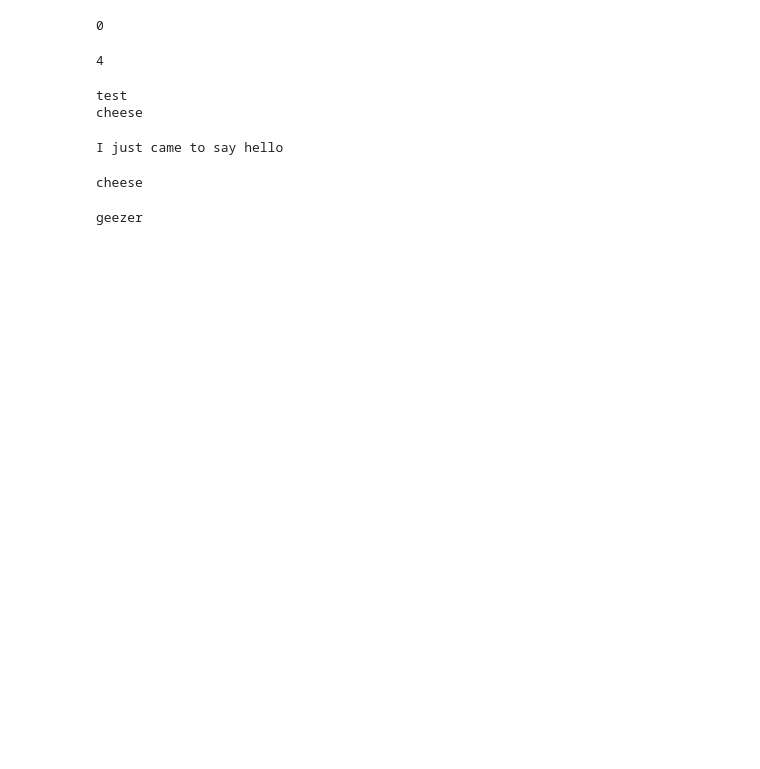
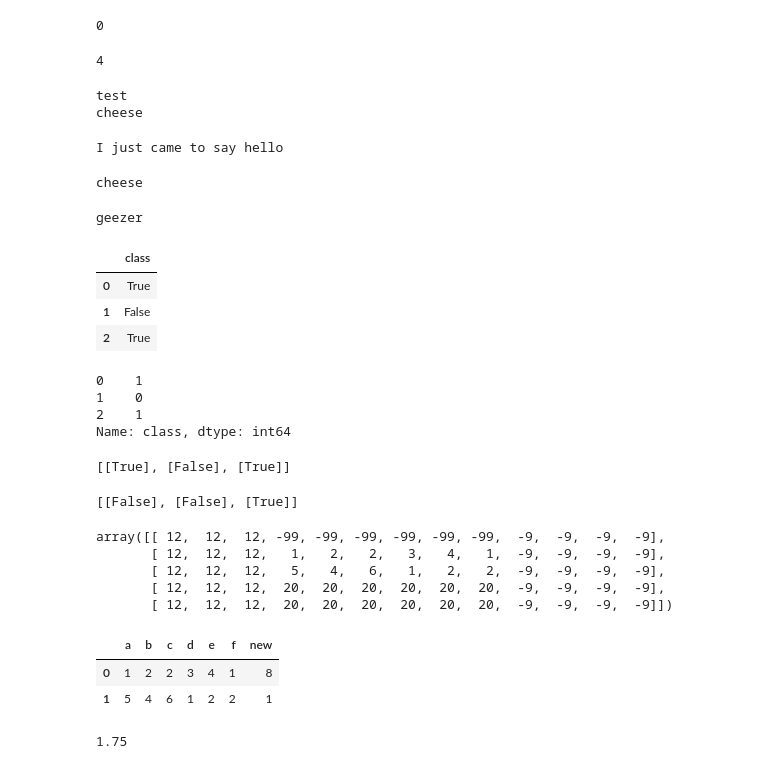
Before and after one commit to andygoliver/Masters_BDT, a Jupyter notebook: ideas_testing.ipynb, the cells around one changed output. Cells and saved outputs as stored; diff of their text form; code cells hidden in the pictures; blank space fills up the shorter version.

```diff
--- a/ideas_testing.ipynb
+++ b/ideas_testing.ipynb
@@ -552,0 +555,18 @@ geezer
+# %%
+df
+# %% [output]
+|  | class |
+| 0 | True |
+| 1 | False |
+| 2 | True |
+# %%
+df['class'] * 1
+# %% [output]
+0    1
+1    0
+2    1
+Name: class, dtype: int64
+# %%
+true_class
+# %% [output]
+[[True], [False], [True]]
@@ -552,0 +575,14 @@ geezer
+# %%
+print(true_class and other_class)
+# %% [output]
+[[False], [False], [True]]
+# %%
+a = [[1,2,2,3,4,1],[5,4,6,1,2,2]]
+# %%
+np.pad(a, ((1,2), (3,4)), constant_values= ((-99,20),(12,-9)))
+# %% [output]
+array([[ 12,  12,  12, -99, -99, -99, -99, -99, -99,  -9,  -9,  -9,  -9],
+       [ 12,  12,  12,   1,   2,   2,   3,   4,   1,  -9,  -9,  -9,  -9],
+       [ 12,  12,  12,   5,   4,   6,   1,   2,   2,  -9,  -9,  -9,  -9],
+       [ 12,  12,  12,  20,  20,  20,  20,  20,  20,  -9,  -9,  -9,  -9],
+       [ 12,  12,  12,  20,  20,  20,  20,  20,  20,  -9,  -9,  -9,  -9]])
@@ -552,0 +591,16 @@ geezer
+# %%
+import pandas as pd
+df = pd.DataFrame(a, columns = ['a', 'b', 'c', 'd', 'e', 'f'])
+# %%
+df['new'] = [8,1]
+# %%
+df
+# %% [output]
+|  | a | b | c | d | e | f | new |
+| 0 | 1 | 2 | 2 | 3 | 4 | 1 | 8 |
+| 1 | 5 | 4 | 6 | 1 | 2 | 2 | 1 |
+# %%
+import numpy as np
+np.mean(b[:4])
+# %% [output]
+1.75
```
Also changed, not shown: parts of 9 cells of this notebook, 3 other files.
